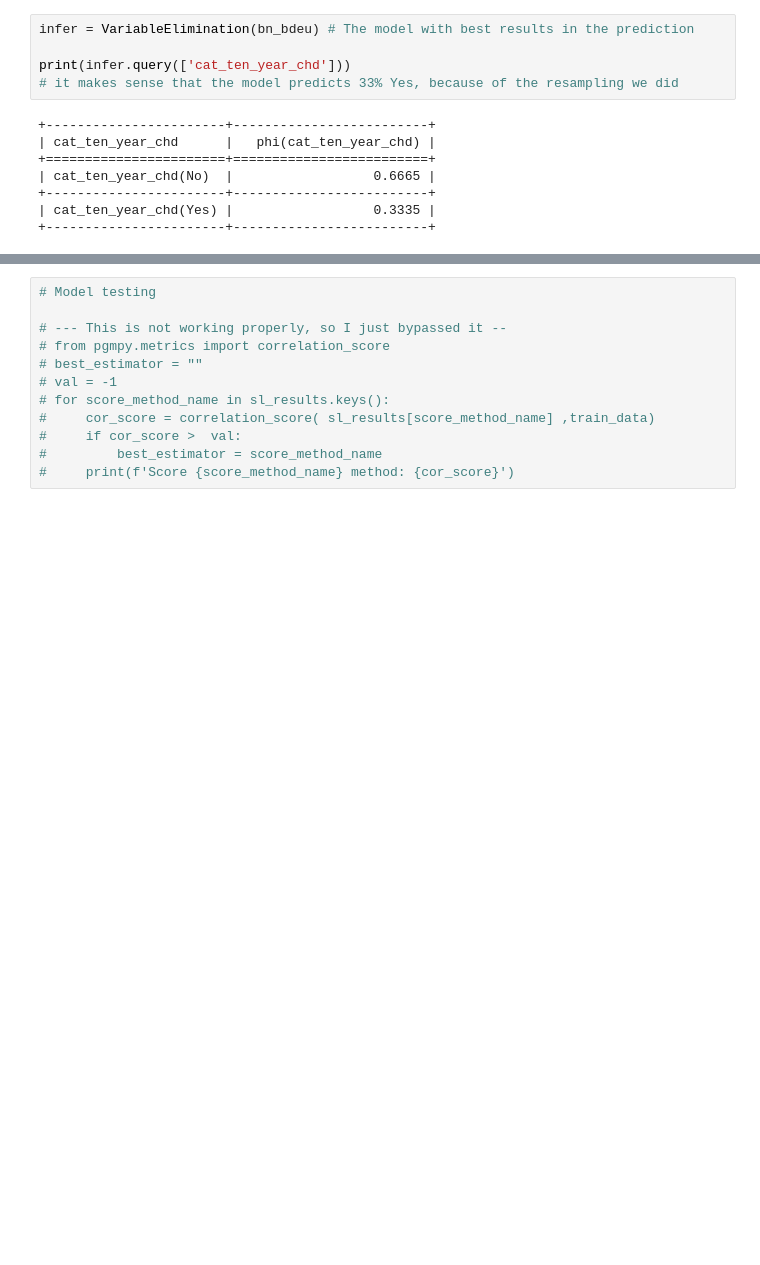
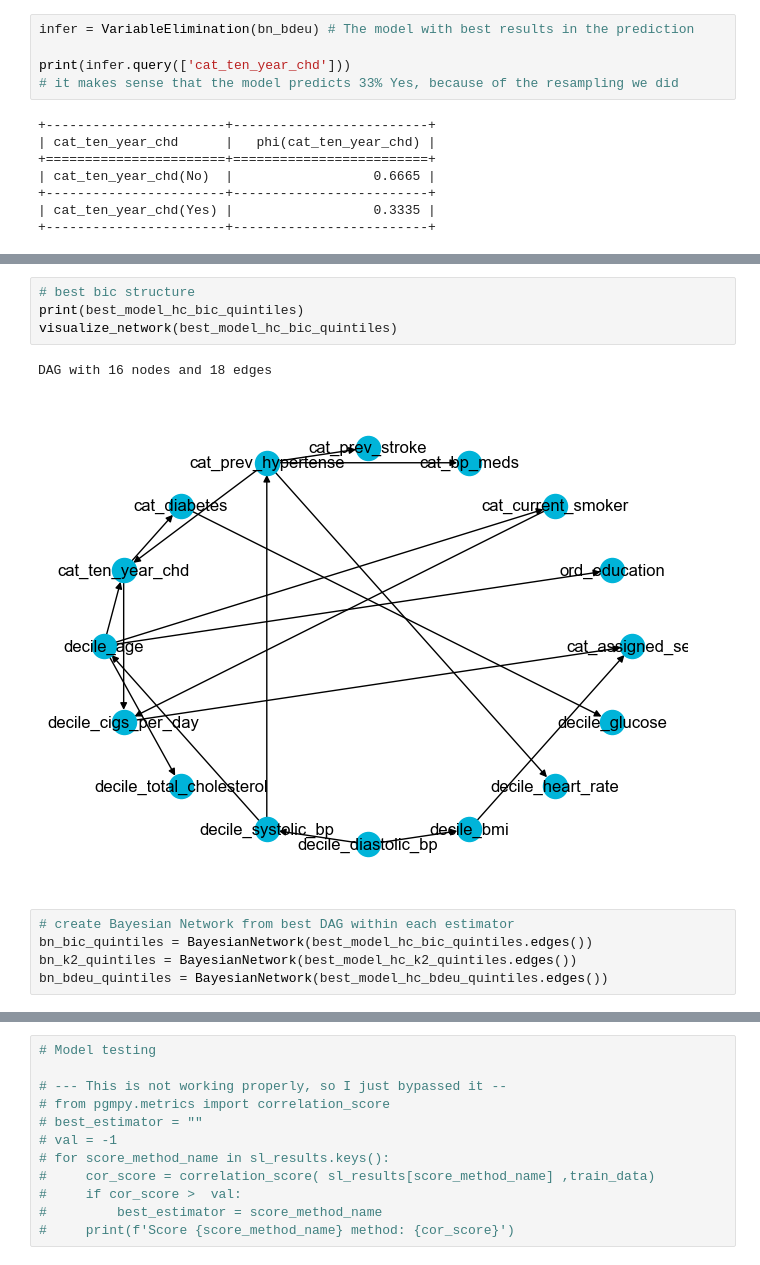
Before and after one commit to eduardotanqueiro/Project1-AAA, a Jupyter notebook: src/note.ipynb, the cells around one changed output, grey strips where cells are left out. Cells and saved outputs as stored; diff of their text form; blank space fills up the shorter version.

```diff
--- a/src/note.ipynb
+++ b/src/note.ipynb
@@ -930,0 +1053,12 @@ print( infer.query( ["cat_ten_year_chd"], evidence = {"cat_glucose": ">=125 mg/d
+# %%
+# best bic structure
+print(best_model_hc_bic_quintiles)
+visualize_network(best_model_hc_bic_quintiles)
+# %% [output]
+DAG with 16 nodes and 18 edges
+[figure, added]
+# %%
+# create Bayesian Network from best DAG within each estimator
+bn_bic_quintiles = BayesianNetwork(best_model_hc_bic_quintiles.edges())
+bn_k2_quintiles = BayesianNetwork(best_model_hc_k2_quintiles.edges())
+bn_bdeu_quintiles = BayesianNetwork(best_model_hc_bdeu_quintiles.edges())
```
Also changed, not shown: parts of 24 cells of this notebook.
